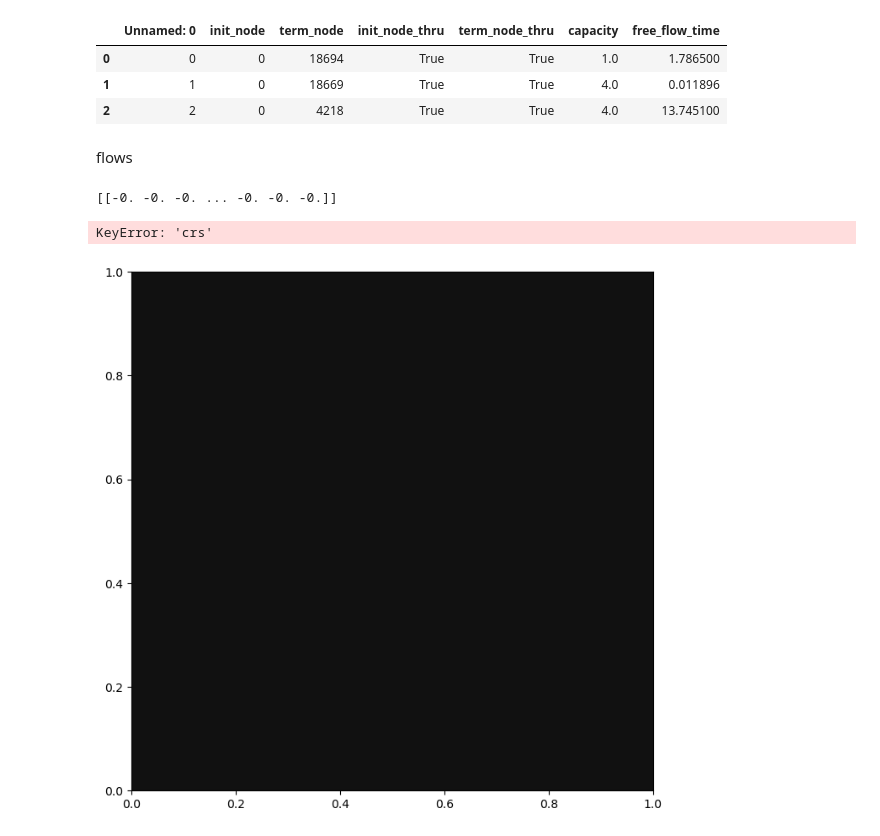
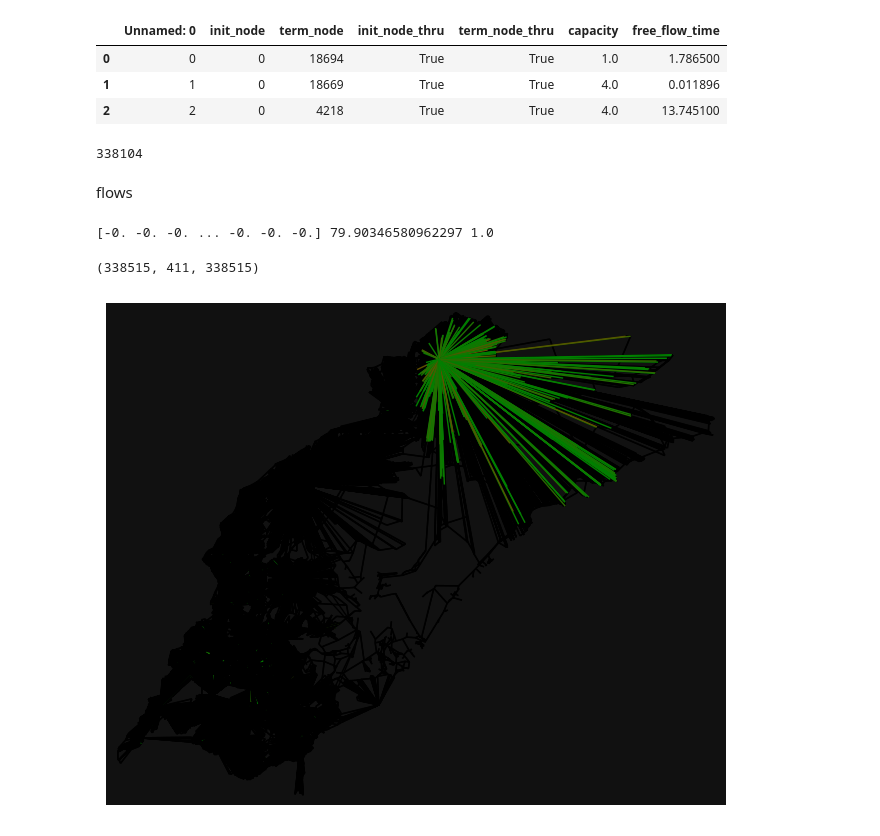
Before and after one commit to ThunderstormXX/TransportNet, a Jupyter notebook: Citytograph/map_viewer.ipynb, the cells around one changed output. Cells and saved outputs as stored; diff of their text form; code cells hidden in the pictures.

Commit message:
Добавил раскраску по flows, осталось выбрать что то лучше чем flows

```diff
--- a/Citytograph/map_viewer.ipynb
+++ b/Citytograph/map_viewer.ipynb
@@ -138,25 +138,52 @@ for edge in graph_table.values :
     line1 = LineString([point1, point2])
     graph.add_edge(v , j,geometry = line1)
 G.graph["crs"] = "EPSG:4326"  # Пример: WGS 84
+# %%
+len(graph_table.values)
+# %% [output]
+338104
 # %% [markdown]
 flows
 # %%
-flows_name = '~/Desktop/TransportNet_clone/TransportNet/Stable Dynamic & Beckman/KEV_res/multi/flows/0_flows.txt'
-flows = pd.read_csv(flows_name , ' ')
-flows = np.array(flows)
+flows_name = '~/Desktop/TransportNet_clone/TransportNet/Stable Dynamic & Beckman/KEV_res/multi/flows/20_flows.txt'
+flows = pd.read_csv(flows_name ,header=None)
+
+flows = flows.values.T[0]
 flows = flows/max(flows)
-print(flows.T)
+print(flows , np.sum(flows) , np.max(flows))
 # %% [output]
-[[-0. -0. -0. ... -0. -0. -0.]]
+[-0. -0. -0. ... -0. -0. -0.] 79.90346580962297 1.0
+# %%
+nodes_to_display = graph.nodes()
+edges_to_display = []
+indexes_edges = []
+for edge in graph_table.values :
+    if flows[edge[0]] != 0 :
+        edges_to_display.append((edge[1],edge[2]))
+        indexes_edges.append(edge[0])
+selected_digraph = graph.subgraph(nodes_to_display).copy()
+selected_digraph.add_edges_from(edges_to_display)
+selected_digraph.graph["crs"] = "EPSG:4326"  # Пример: WGS 84
+# %%
+flows_subgraph = np.concatenate([flows,flows[indexes_edges]])
+
+len(flows_subgraph) , len(edges_to_display) , len(selected_digraph.edges())
+# %% [output]
+(338515, 411, 338515)
 # %%
 import matplotlib.pyplot as plt
 import matplotlib.colors as mcolors
 
 cmap = mcolors.LinearSegmentedColormap.from_list('green_to_red', ['green', 'red'])
 
-colors = cmap(flows)
-# adsds
-fig, ax = ox.plot_graph(graph ,edge_color=colors, node_size=0.1)
+color_gamma = cmap(np.arange(0,101,1))
+
+
+color_white = mcolors.to_rgba('black')
+
+colors = [color_white if flow == 0 else color_gamma[int(flow*100)] for flow in flows_subgraph]
+# colors = cmap(flows)
+
+fig, ax = ox.plot_graph(selected_digraph ,edge_color=colors, node_size=0)
 # %% [output]
-KeyError: 'crs'
-[figure, old version]
+[figure, new version]
```
